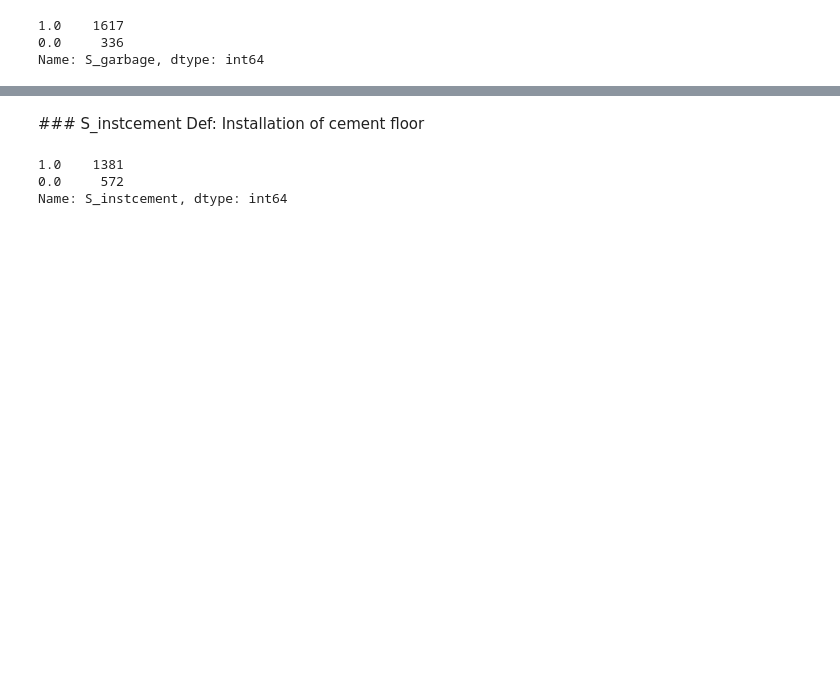
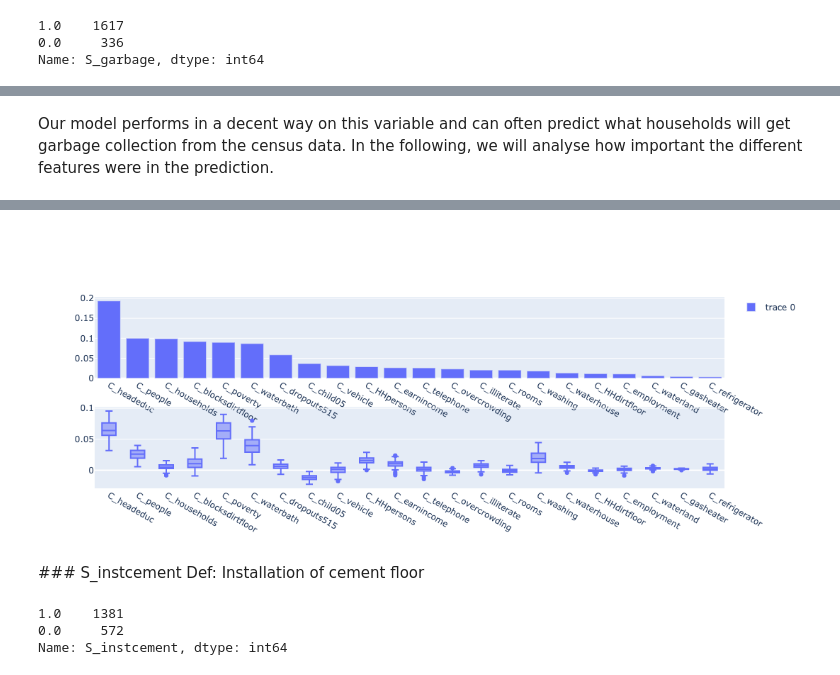
Before and after one commit to epfl-ada/ada-2020-project-milestone-p3-p3_the-social-impacters, a Jupyter notebook: notebooks/task_B_Max.ipynb, the cells around one changed output, grey strips where cells are left out. Saved outputs shown, nothing was run; the diff lists cells and outputs as text; code cells hidden in the pictures; blank space fills up the shorter version.

```diff
--- a/notebooks/task_B_Max.ipynb
+++ b/notebooks/task_B_Max.ipynb
@@ -191,9 +208,0 @@ Index(['S_garbage', 'S_instcement', 'S_shcementfloor', 'S_cementfloordin',
-# %%
-def plot_feature_importance(df_survey_train, df_census_train, model, survey_targets):
-    fig = go.Figure()
-    for target in survey_targets:
-        model.fit(df_census_train, df_survey_train[target])
-        feature_importances = model.feature_importances_
-        df_feature_importances = pd.DataFrame(feature_importances, index=df_census_train.columns, columns=['Feature importance']).sort_values('Feature importance', ascending=False)
-        fig.add_trace(go.Bar(x = df_feature_importances.index, y=df_feature_importances['Feature importance']))
-    fig.show()
@@ -202,0 +209,31 @@ Def: Uses garbage collection service
+# %%
+from sklearn.inspection import permutation_importance
+from plotly.subplots import make_subplots
+
+def plot_feature_importance(df_survey_train, df_survey_test, df_census_train, df_census_test, model, survey_targets):
+    fig = make_subplots(rows=2, cols=1)
+    for target in survey_targets:
+        model.fit(df_census_train, df_survey_train[target])
+        feature_importances = model.feature_importances_
+        df_feature_importances = pd.DataFrame(feature_importances, index=df_census_train.columns, columns=['Feature importance']).sort_values('Feature importance', ascending=False)
+        fig.add_trace(go.Bar(x = df_feature_importances.index, y=df_feature_importances['Feature importance']), row=1, col=1)
+        results = permutation_importance(model, df_census_test, df_survey_test[target], n_repeats=100, random_state=42, n_jobs=2)['importances']
+        df_results = pd.DataFrame(results.T, columns=df_census.columns)
+        df_results = df_results[df_feature_importances.index]
+        fig2 = px.box(pd.melt(df_results), x='variable', y='value')
+        fig.add_trace(fig2.data[0], row=2, col=1)
+    fig.show()
+
+
+from sklearn.ensemble import GradientBoostingClassifier
+def plot_AUC_curve(df_survey_train, df_survey_test, df_census_train, df_census_test, dmodel, survey_targets):
+    fig = go.Figure()
+    for target in survey_targets:
+        model.fit(df_census_train, df_survey_train[target])
+        prediction = model.predict(df_census_test)
+        fpr, tpr, thresholds = roc_curve(df_survey_test[target], prediction)
+        auc_metric = roc_auc_score(df_survey_test[target], prediction)
+    print(f'The Area Under ROC curve is {auc_metric}')
+    label_dict = {'x':'False positive rate', 'y':'True positive rate'}
+    fig = px.line(x=fpr, y=tpr, width=600, height=600, title=f'ROC curve for {target}', labels=label_dict)
+    fig.show()
@@ -228,3 +256,5 @@ The Area Under ROC curve is 0.8095112089586993
+# %% [markdown]
+Our model performs in a decent way on this variable and can often predict what households will get garbage collection from the census data. In the following, we will analyse how important the different features were in the prediction.
 # %%
-plot_feature_importance(df_survey_train, df_census_train, GradientBoostingRegressor(), ['S_garbage'])
+plot_feature_importance(df_survey_train, df_survey_test, df_census_train, df_census_test, GradientBoostingRegressor(), ['S_garbage'])
 # %% [output]
@@ -232,3 +261,4 @@ plot_feature_importance(df_survey_train, df_census_train, GradientBoostingRegres
+[figure, added]
 # %% [markdown]
 ### S_instcement
 Def: Installation of cement floor
```
Also changed, not shown: parts of 36 cells of this notebook.
